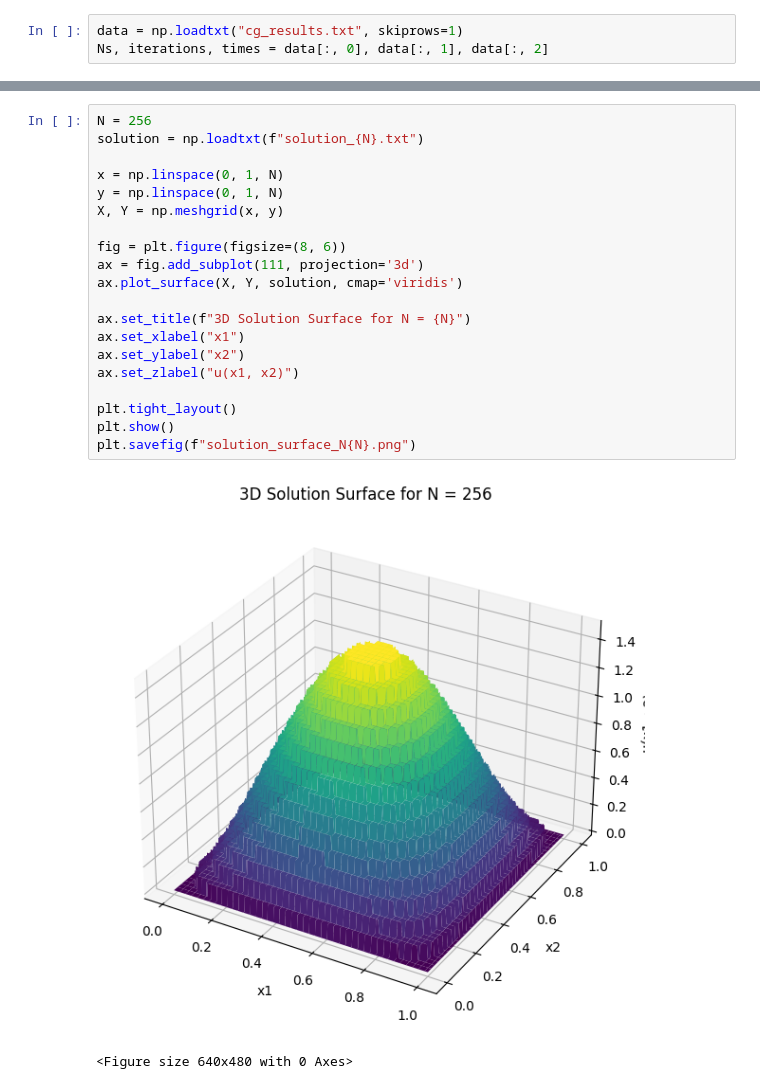
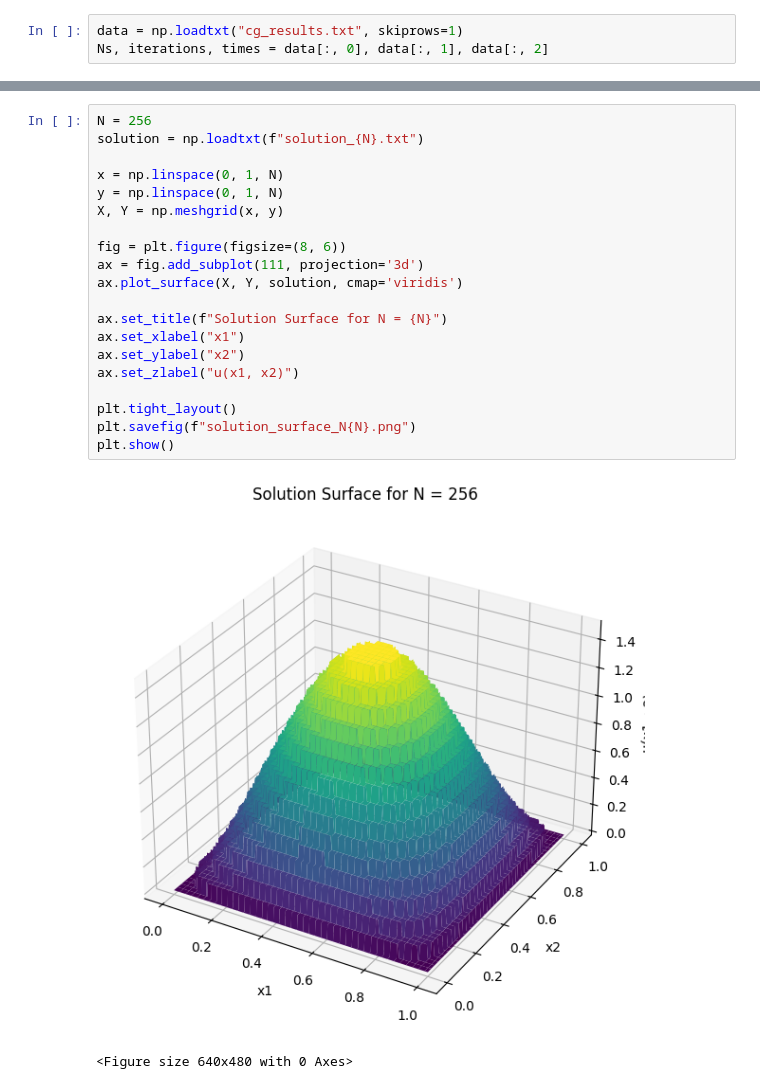
Before and after one commit to naughtj2/Case-Studies-3, a Jupyter notebook: Question2.ipynb, the cells around one changed output, grey strips where cells are left out. Cells and saved outputs as stored; diff of their text form.

```diff
--- a/Question2.ipynb
+++ b/Question2.ipynb
@@ -34,23 +34,23 @@ plt.savefig("cg_time.png")
 # %%
 N = 256
 solution = np.loadtxt(f"solution_{N}.txt")
 
 x = np.linspace(0, 1, N)
 y = np.linspace(0, 1, N)
 X, Y = np.meshgrid(x, y)
 
 fig = plt.figure(figsize=(8, 6))
 ax = fig.add_subplot(111, projection='3d')
 ax.plot_surface(X, Y, solution, cmap='viridis')
 
-ax.set_title(f"3D Solution Surface for N = {N}")
+ax.set_title(f"Solution Surface for N = {N}")
 ax.set_xlabel("x1")
 ax.set_ylabel("x2")
 ax.set_zlabel("u(x1, x2)")
 
 plt.tight_layout()
+plt.savefig(f"solution_surface_N{N}.png")
 plt.show()
-plt.savefig(f"solution_surface_N{N}.png")
 # %% [output]
-[figure, old version]
+[figure, new version]
 <Figure size 640x480 with 0 Axes>
```
Also changed, not shown: parts of 2 cells of this notebook.
